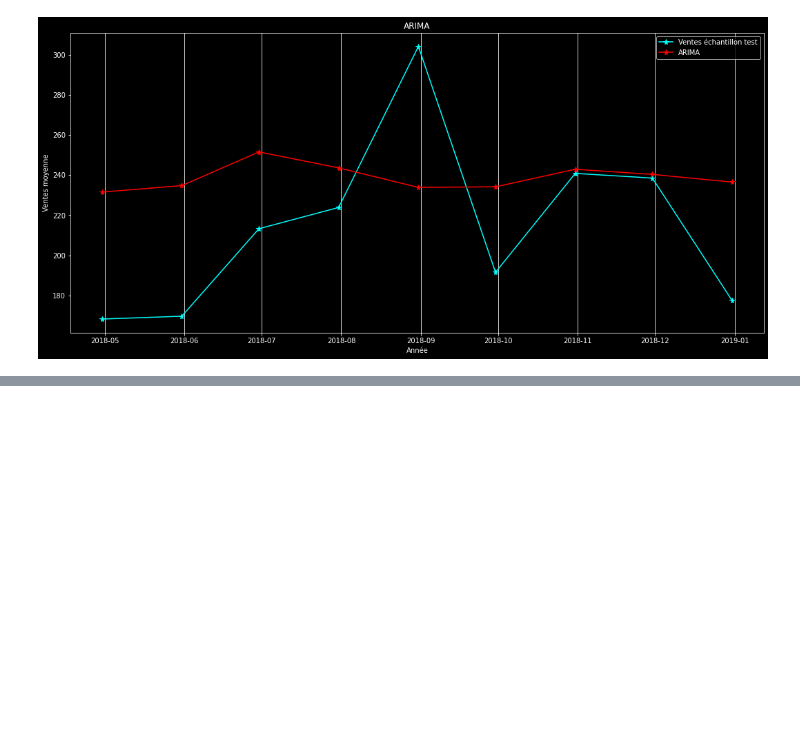
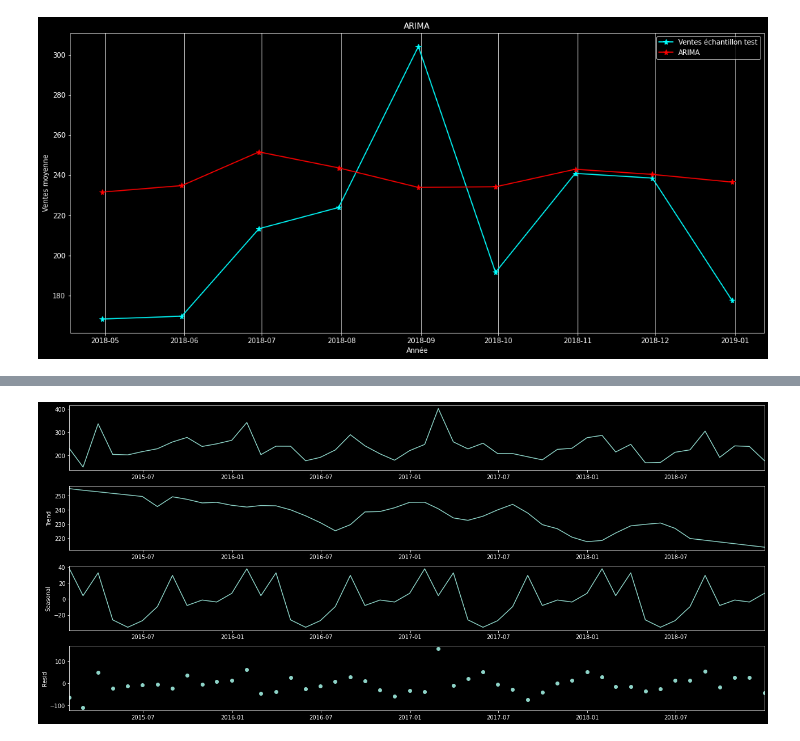
Before and after one commit to YassineLaamoumri/Time_Series, a Jupyter notebook: times_series_sales.ipynb, the cells around one changed output, grey strips where cells are left out. Saved outputs shown, nothing was run; the diff lists cells and outputs as text; code cells hidden in the pictures; blank space fills up the shorter version.

```diff
--- a/times_series_sales.ipynb
+++ b/times_series_sales.ipynb
@@ -103,0 +137,4 @@ On constate que les ventes possèdent des valeurs aberrantes.
+# %%
+data=df.copy()
+data.sort_values(by=['Date'])
+data.shape
@@ -432,0 +515,8 @@ plt.show()
+# %%
+data=data.sort_values(by=['Date'])
+data_m = data.resample('M').mean()
+data_m = data_m.dropna()
+data_m['time']=data_m.index
+data_m.set_index(['time'],inplace=True)
+data_m.sort_index(inplace=True)
+display(data_m)
@@ -432,0 +554,5 @@ plt.show()
+# %%
+data_m_dec=seasonal_decompose(data_m,model='additive', extrapolate_trend='freq')
+data_m_dec.plot();
+# %% [output]
+[figure, added]
```
Also changed, not shown: parts of 57 cells of this notebook.
